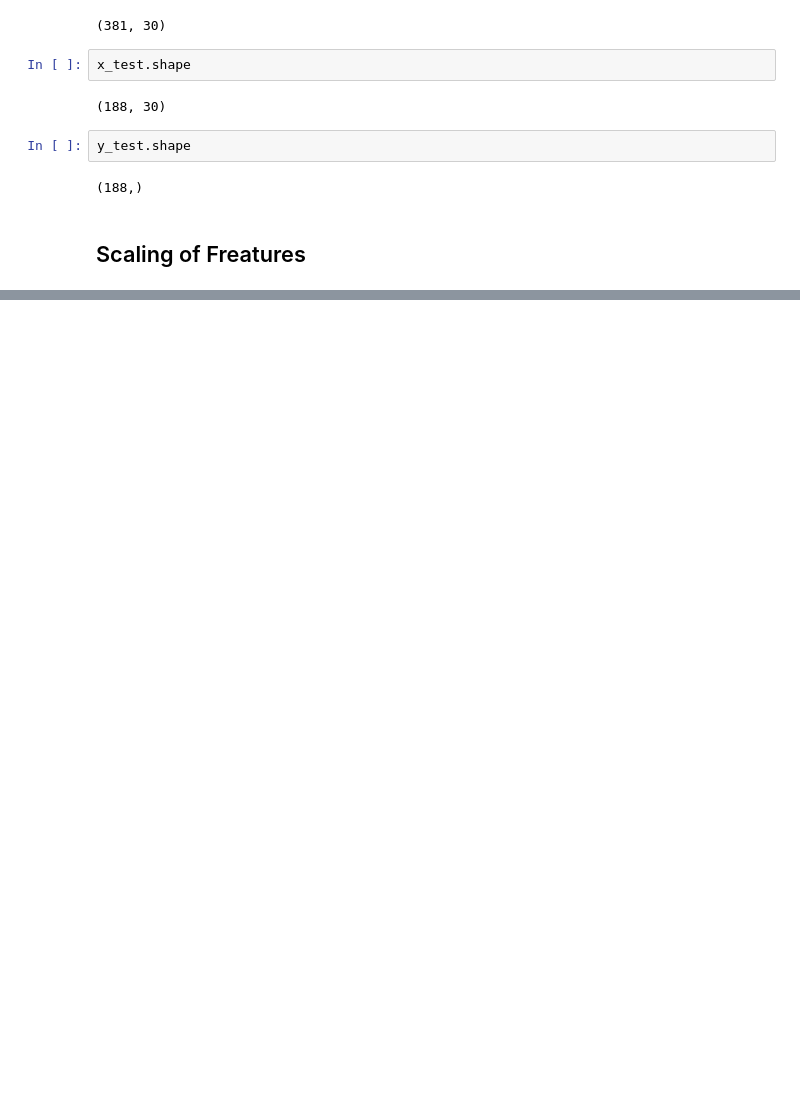
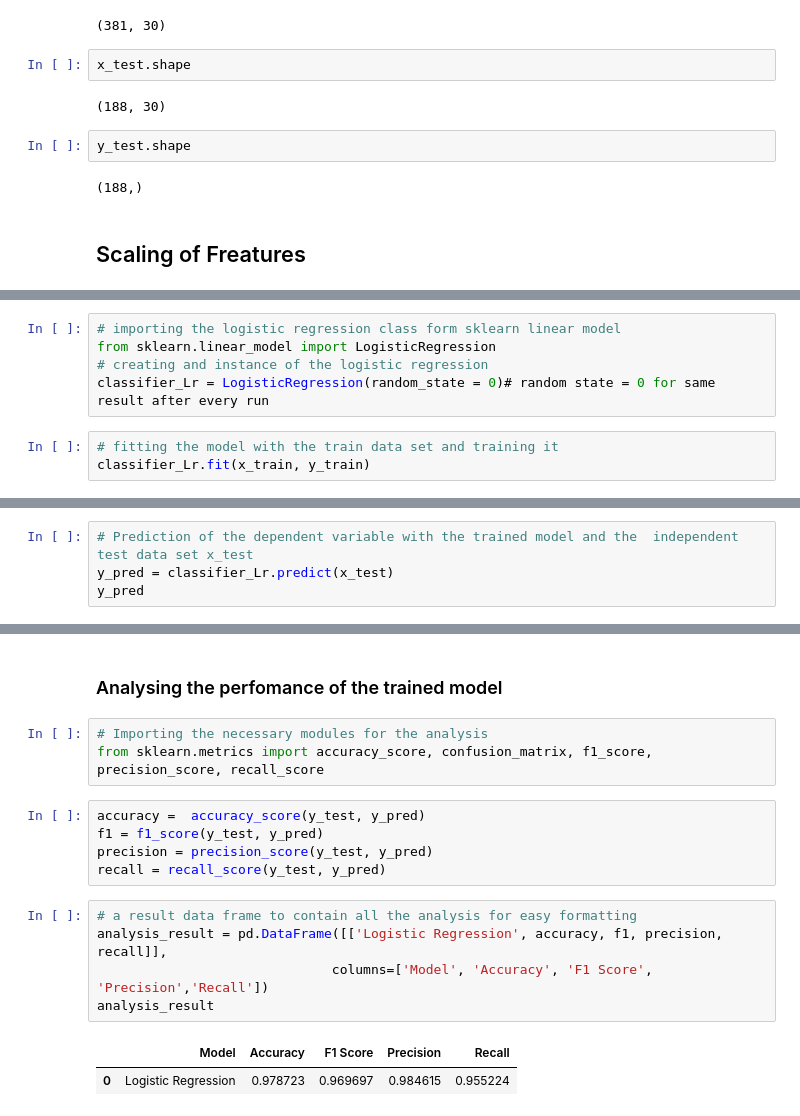
Before and after one commit to Dtanar/Breast-Cancer-Diagnosis, a Jupyter notebook: Breast Cancer Diagnosis.ipynb, the cells around one changed output, grey strips where cells are left out. Cells and saved outputs as stored; diff of their text form; blank space fills up the shorter version.

Commit message:
created, trained the logistic regression and analyzed the result, did confusion matrix and cross validation

```diff
--- a/Breast Cancer Diagnosis.ipynb
+++ b/Breast Cancer Diagnosis.ipynb
@@ -317,0 +358,8 @@ sc =
+# %%
+# importing the logistic regression class form sklearn linear model
+from sklearn.linear_model import LogisticRegression
+# creating and instance of the logistic regression
+classifier_Lr = LogisticRegression(random_state = 0)# random state = 0 for same result after every run
+# %%
+# fitting the model with the train data set and training it
+classifier_Lr.fit(x_train, y_train)
@@ -317,0 +368,4 @@ sc =
+# %%
+# Prediction of the dependent variable with the trained model and the  independent test data set x_test
+y_pred = classifier_Lr.predict(x_test)
+y_pred
@@ -317,0 +382,18 @@ sc =
+# %% [markdown]
+### Analysing the perfomance of the trained model
+# %%
+# Importing the necessary modules for the analysis
+from sklearn.metrics import accuracy_score, confusion_matrix, f1_score, precision_score, recall_score
+# %%
+accuracy =  accuracy_score(y_test, y_pred)
+f1 = f1_score(y_test, y_pred)
+precision = precision_score(y_test, y_pred)
+recall = recall_score(y_test, y_pred)
+# %%
+# a result data frame to contain all the analysis for easy formatting
+analysis_result = pd.DataFrame([['Logistic Regression', accuracy, f1, precision, recall]],
+                              columns=['Model', 'Accuracy', 'F1 Score', 'Precision','Recall'])
+analysis_result
+# %% [output]
+|  | Model | Accuracy | F1 Score | Precision | Recall |
+| 0 | Logistic Regression | 0.978723 | 0.969697 | 0.984615 | 0.955224 |
```
Also changed, not shown: parts of 14 cells of this notebook.
